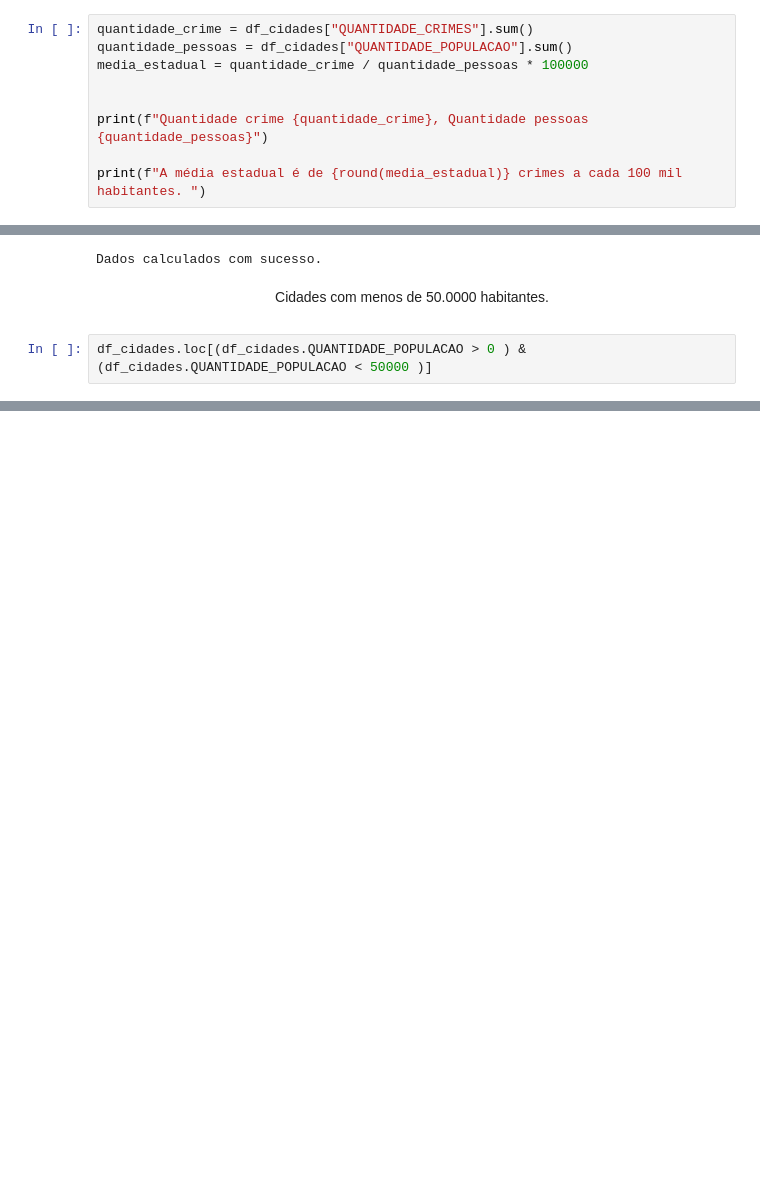
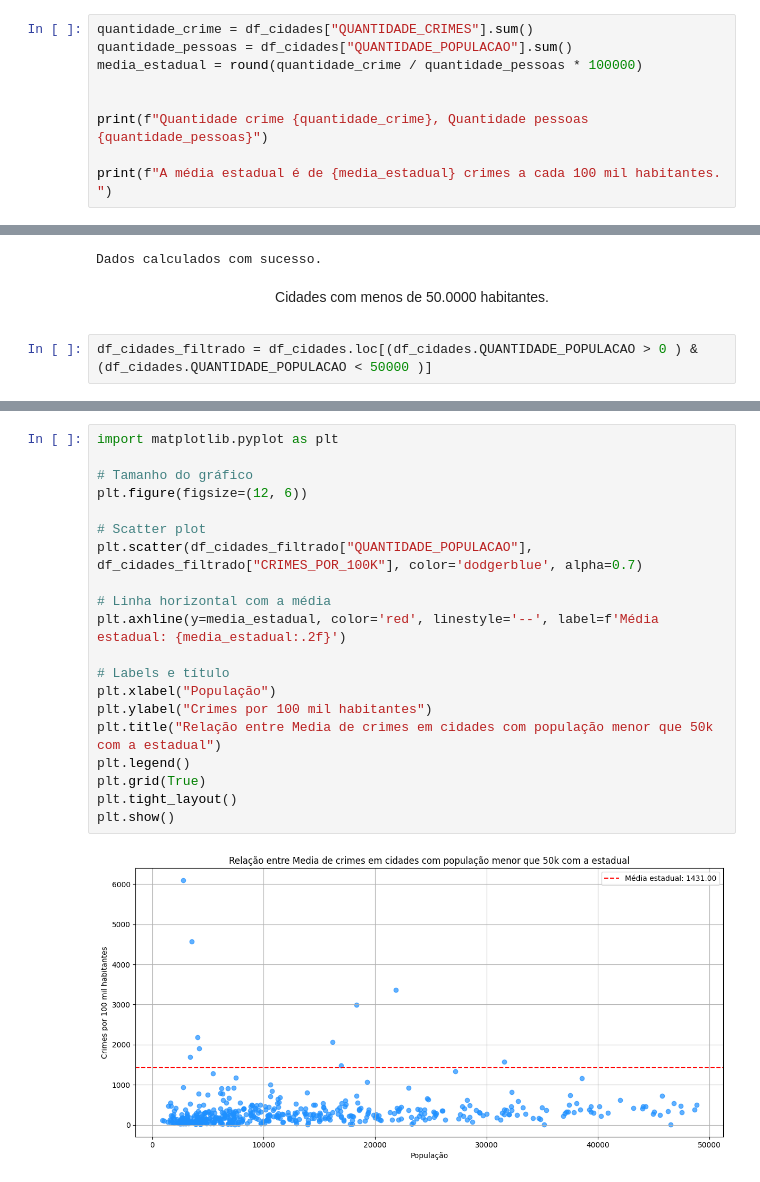
Before and after one commit to Matheuskpds/Ciencia-de-Dados-Projeto-TP, a Jupyter notebook: main.ipynb, the cells around one changed output, grey strips where cells are left out. Cells and saved outputs as stored; diff of their text form; blank space fills up the shorter version.

Commit message:
Gráfico de dispersão
Criação de um gráfico de dispersão para a pergunta de crimes em cidades com menos de 50k pop

```diff
--- a/main.ipynb
+++ b/main.ipynb
@@ -281,12 +281,12 @@ df_cidades
 # %%
 quantidade_crime = df_cidades["QUANTIDADE_CRIMES"].sum()
 quantidade_pessoas = df_cidades["QUANTIDADE_POPULACAO"].sum()
-media_estadual = quantidade_crime / quantidade_pessoas * 100000
+media_estadual = round(quantidade_crime / quantidade_pessoas * 100000)
 
 
 print(f"Quantidade crime {quantidade_crime}, Quantidade pessoas {quantidade_pessoas}")
 
-print(f"A média estadual é de {round(media_estadual)} crimes a cada 100 mil habitantes. ")
+print(f"A média estadual é de {media_estadual} crimes a cada 100 mil habitantes. ")
 # %% [output]
 Quantidade crime 635117, Quantidade pessoas 44374127
 A média estadual é de 1431 crimes a cada 100 mil habitantes.
@@ -300,4 +300,4 @@ Dados calculados com sucesso.
 <p>Cidades com menos de 50.0000 habitantes.</p>
 </div>
 # %%
-df_cidades.loc[(df_cidades.QUANTIDADE_POPULACAO > 0 ) & (df_cidades.QUANTIDADE_POPULACAO < 50000 )]
+df_cidades_filtrado = df_cidades.loc[(df_cidades.QUANTIDADE_POPULACAO > 0 ) & (df_cidades.QUANTIDADE_POPULACAO < 50000 )]
@@ -326,0 +326,22 @@ NameError: name 'df_cidades_filtrado' is not defined
+# %%
+import matplotlib.pyplot as plt
+
+# Tamanho do gráfico
+plt.figure(figsize=(12, 6))
+
+# Scatter plot
+plt.scatter(df_cidades_filtrado["QUANTIDADE_POPULACAO"], df_cidades_filtrado["CRIMES_POR_100K"], color='dodgerblue', alpha=0.7)
+
+# Linha horizontal com a média
+plt.axhline(y=media_estadual, color='red', linestyle='--', label=f'Média estadual: {media_estadual:.2f}')
+
+# Labels e título
+plt.xlabel("População")
+plt.ylabel("Crimes por 100 mil habitantes")
+plt.title("Relação entre Media de crimes em cidades com população menor que 50k com a estadual")
+plt.legend()
+plt.grid(True)
+plt.tight_layout()
+plt.show()
+# %% [output]
+[figure, added]
```
Also changed, not shown: parts of 9 cells of this notebook.
